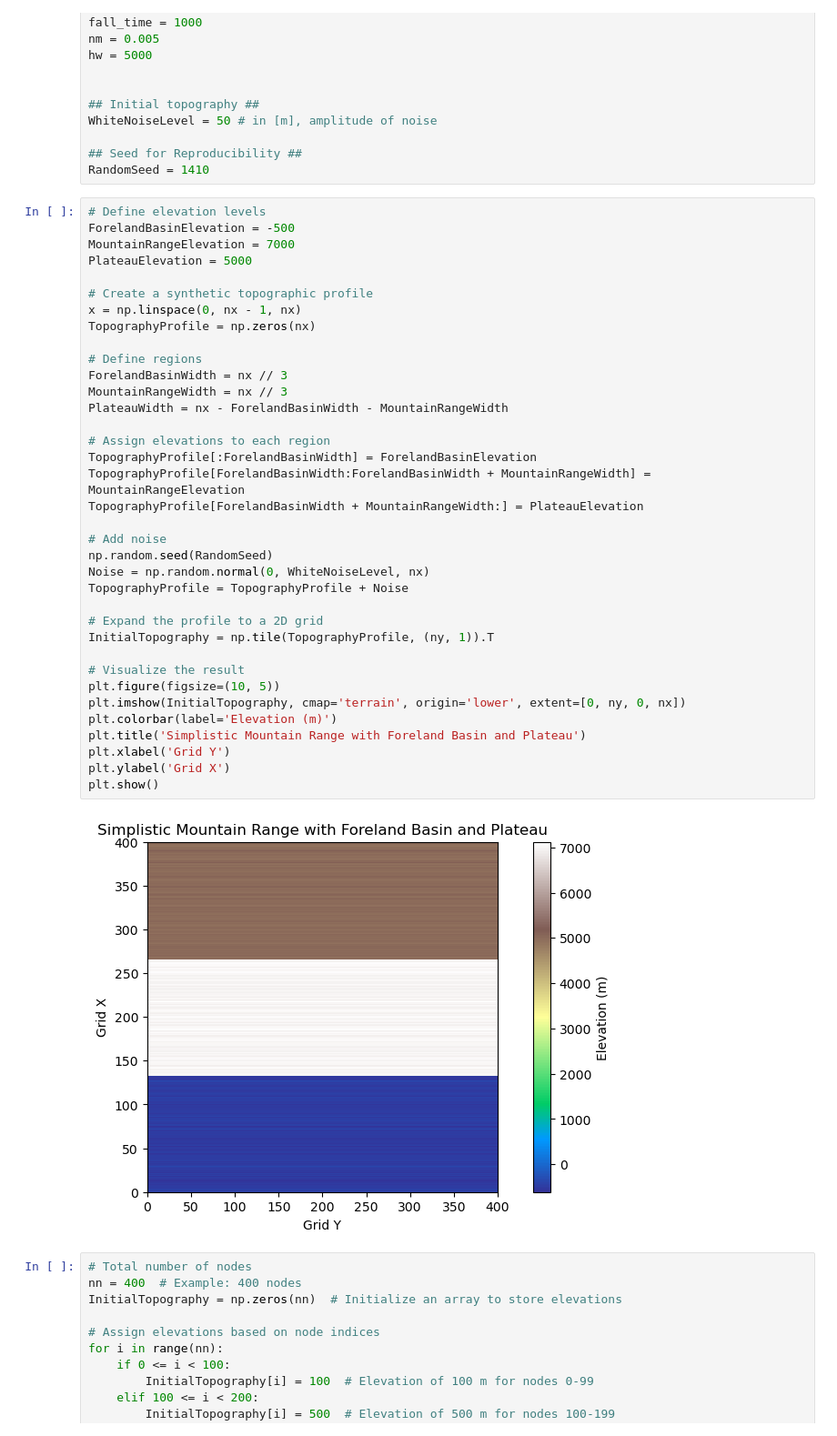
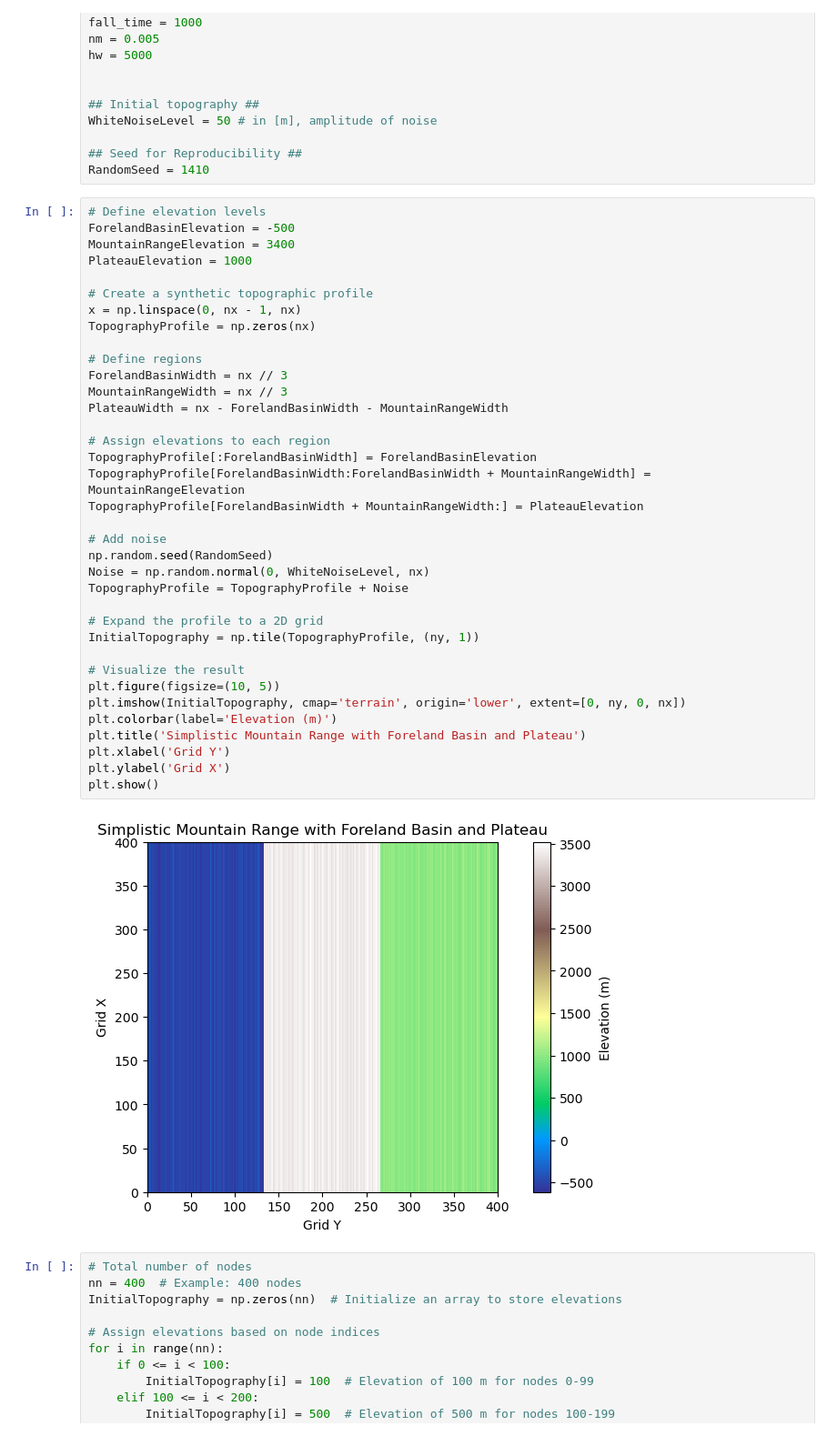
Before and after one commit to Lucas08793/ClimateLandscapeEvolution, a Jupyter notebook: newmountain.ipynb, the cells around one changed output. Shown: that part at 91% size. Drawn from its saved outputs; the diff is of its cells as text.

```diff
--- a/newmountain.ipynb
+++ b/newmountain.ipynb
@@ -113,41 +114,41 @@ RandomSeed = 1410
 # %%
 # Define elevation levels
 ForelandBasinElevation = -500
-MountainRangeElevation = 7000
-PlateauElevation = 5000
+MountainRangeElevation = 3400
+PlateauElevation = 1000
 
 # Create a synthetic topographic profile
 x = np.linspace(0, nx - 1, nx)
 TopographyProfile = np.zeros(nx)
 
 # Define regions
 ForelandBasinWidth = nx // 3
 MountainRangeWidth = nx // 3
 PlateauWidth = nx - ForelandBasinWidth - MountainRangeWidth
 
 # Assign elevations to each region
 TopographyProfile[:ForelandBasinWidth] = ForelandBasinElevation
 TopographyProfile[ForelandBasinWidth:ForelandBasinWidth + MountainRangeWidth] = MountainRangeElevation
 TopographyProfile[ForelandBasinWidth + MountainRangeWidth:] = PlateauElevation
 
 # Add noise
 np.random.seed(RandomSeed)
 Noise = np.random.normal(0, WhiteNoiseLevel, nx)
 TopographyProfile = TopographyProfile + Noise
 
 # Expand the profile to a 2D grid
-InitialTopography = np.tile(TopographyProfile, (ny, 1)).T
+InitialTopography = np.tile(TopographyProfile, (ny, 1))
 
 # Visualize the result
 plt.figure(figsize=(10, 5))
 plt.imshow(InitialTopography, cmap='terrain', origin='lower', extent=[0, ny, 0, nx])
 plt.colorbar(label='Elevation (m)')
 plt.title('Simplistic Mountain Range with Foreland Basin and Plateau')
 plt.xlabel('Grid Y')
 plt.ylabel('Grid X')
 plt.show()
 # %% [output]
-[figure, old version]
+[figure, new version]
 # %%
 # Total number of nodes
 nn = 400  # Example: 400 nodes
```
Also changed, not shown: parts of 6 cells of this notebook.
